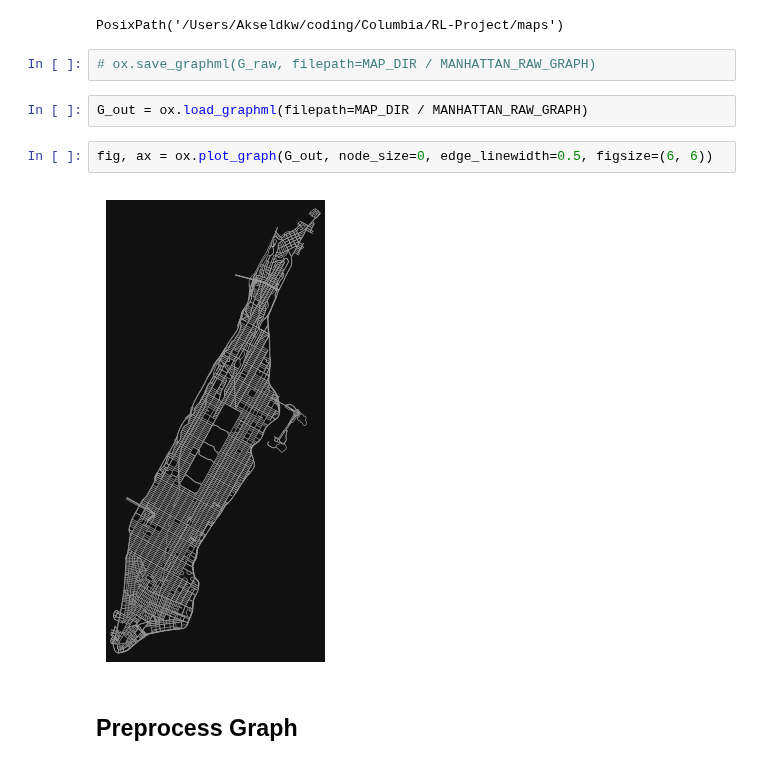
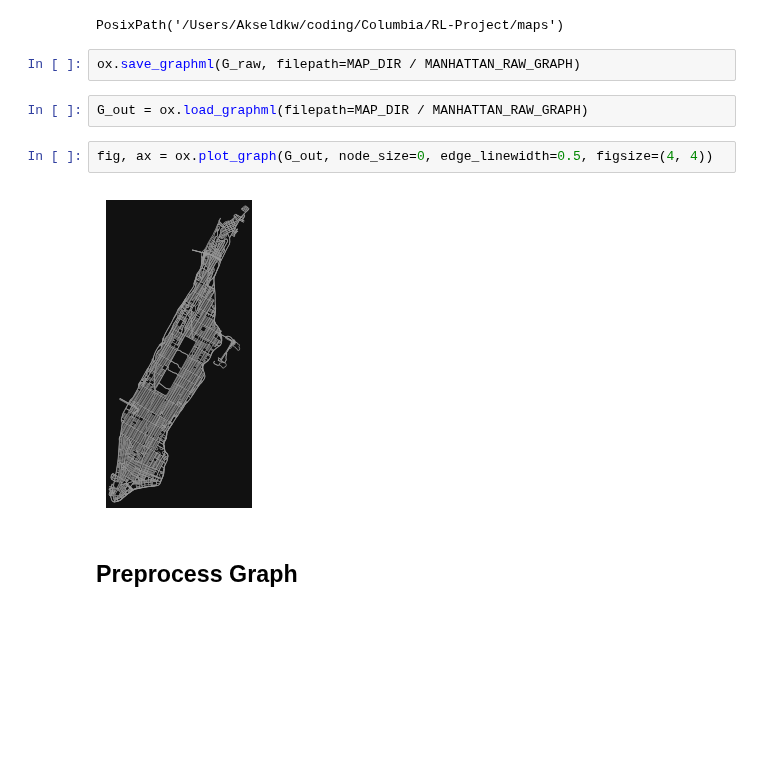
Before and after one commit to akseldkw07/Waymo-Agent, a Jupyter notebook: notebooks/osmnx-save-manhattan.ipynb, the cells around one changed output. Cells and saved outputs as stored; diff of their text form; blank space fills up the shorter version.

Commit message:
saved-model Added: - manhattan-sparse-794-edges.graphml Modified: - osmnx-sandbox.ipynb - osmnx-save-manhattan.ipynb - constants.py - sparsify.py

```diff
--- a/notebooks/osmnx-save-manhattan.ipynb
+++ b/notebooks/osmnx-save-manhattan.ipynb
@@ -35,13 +35,13 @@ MAP_DIR
 # %% [output]
 PosixPath('/Users/Akseldkw/coding/Columbia/RL-Project/maps')
 # %%
-# ox.save_graphml(G_raw, filepath=MAP_DIR / MANHATTAN_RAW_GRAPH)
+ox.save_graphml(G_raw, filepath=MAP_DIR / MANHATTAN_RAW_GRAPH)
 # %%
 G_out = ox.load_graphml(filepath=MAP_DIR / MANHATTAN_RAW_GRAPH)
 # %%
-fig, ax = ox.plot_graph(G_out, node_size=0, edge_linewidth=0.5, figsize=(6, 6))
+fig, ax = ox.plot_graph(G_out, node_size=0, edge_linewidth=0.5, figsize=(4, 4))
 # %% [output]
-[figure, old version]
+[figure, new version]
 # %% [markdown]
 ## Preprocess Graph
 # %%
```
Also changed, not shown: parts of 10 cells of this notebook, 4 other files.
